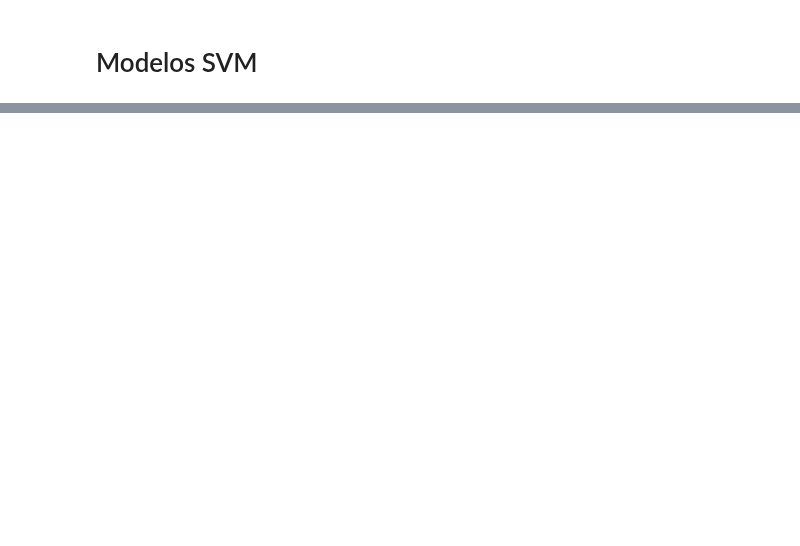
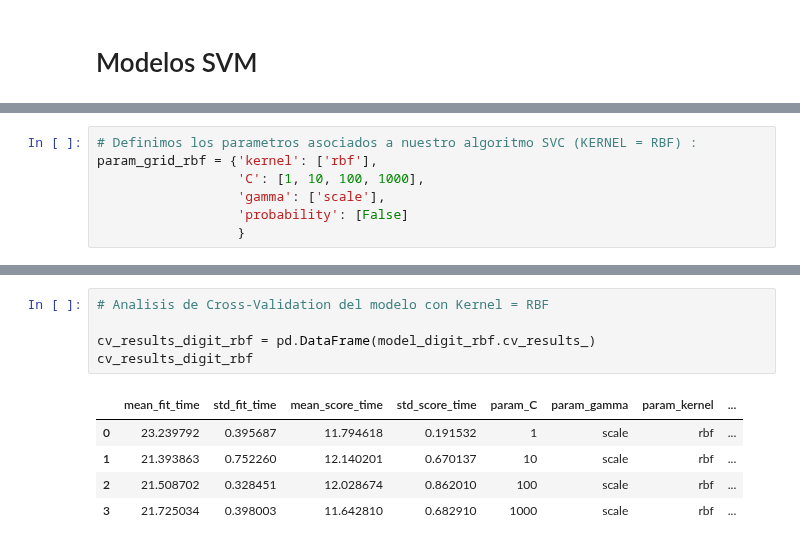
Before and after one commit to JALVARADORUIZ/Magister_BigData_UB, a Jupyter notebook: M7_AI1_AlvaradoRuizJoseArmando.ipynb, the cells around one changed output, grey strips where cells are left out. Cells and saved outputs as stored; diff of their text form; blank space fills up the shorter version.

```diff
--- a/M7_AI1_AlvaradoRuizJoseArmando.ipynb
+++ b/M7_AI1_AlvaradoRuizJoseArmando.ipynb
@@ -198,0 +365,7 @@ En ambos dataset, nuestra variable objetivo es un numero de 0 a 9.
+# %%
+# Definimos los parametros asociados a nuestro algoritmo SVC (KERNEL = RBF) :
+param_grid_rbf = {'kernel': ['rbf'],
+                  'C': [1, 10, 100, 1000],
+                  'gamma': ['scale'],
+                  'probability': [False]
+                  }
@@ -198,0 +429,11 @@ En ambos dataset, nuestra variable objetivo es un numero de 0 a 9.
+# %%
+# Analisis de Cross-Validation del modelo con Kernel = RBF
+
+cv_results_digit_rbf = pd.DataFrame(model_digit_rbf.cv_results_)
+cv_results_digit_rbf
+# %% [output]
+|  | mean_fit_time | std_fit_time | mean_score_time | std_score_time | param_C | param_gamma | param_kernel | ... |
+| 0 | 23.239792 | 0.395687 | 11.794618 | 0.191532 | 1 | scale | rbf | ... |
+| 1 | 21.393863 | 0.752260 | 12.140201 | 0.670137 | 10 | scale | rbf | ... |
+| 2 | 21.508702 | 0.328451 | 12.028674 | 0.862010 | 100 | scale | rbf | ... |
+| 3 | 21.725034 | 0.398003 | 11.642810 | 0.682910 | 1000 | scale | rbf | ... |
```
Also changed, not shown: parts of 62 cells of this notebook.
